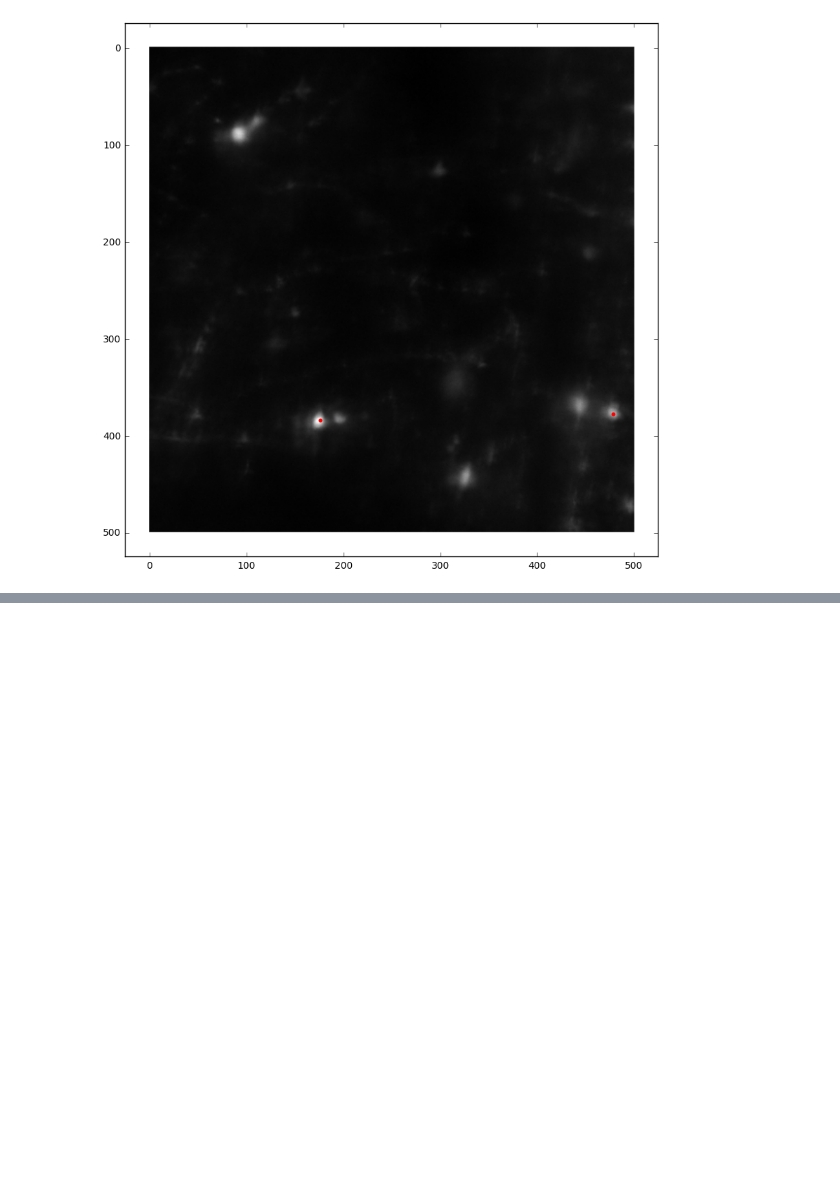
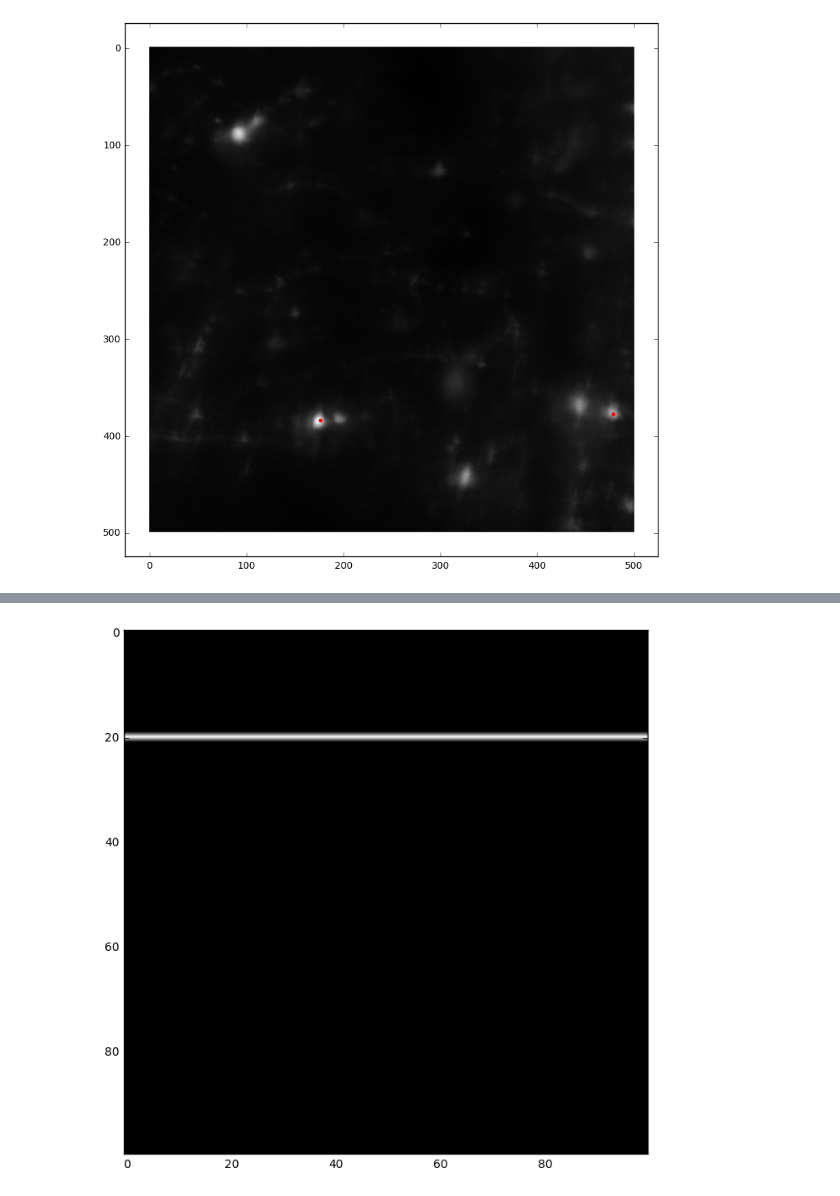
Before and after one commit to neurodata-cobalt/cobalt, a Jupyter notebook: src/jupyter/jliu118/annotation-csv/parse_8.ipynb, the cells around one changed output, grey strips where cells are left out. Saved outputs shown, nothing was run; the diff lists cells and outputs as text; code cells hidden in the pictures; blank space fills up the shorter version.

```diff
--- a/src/jupyter/jliu118/annotation-csv/parse_8.ipynb
+++ b/src/jupyter/jliu118/annotation-csv/parse_8.ipynb
@@ -176,0 +289,3 @@ plt.show()
+# %%
+a = np.zeros((1,100,100))
+# print(a)
@@ -176,0 +310,9 @@ plt.show()
+# %%
+for i in xrange(0,100):
+    a[0,20,i] = 255
+# %%
+plt.figure(figsize=(8, 8))
+plt.imshow(a[0,:,:], cmap='gray')
+plt.show()
+# %% [output]
+[figure, added]
```
Also changed, not shown: parts of 17 cells of this notebook, 6 other files.
